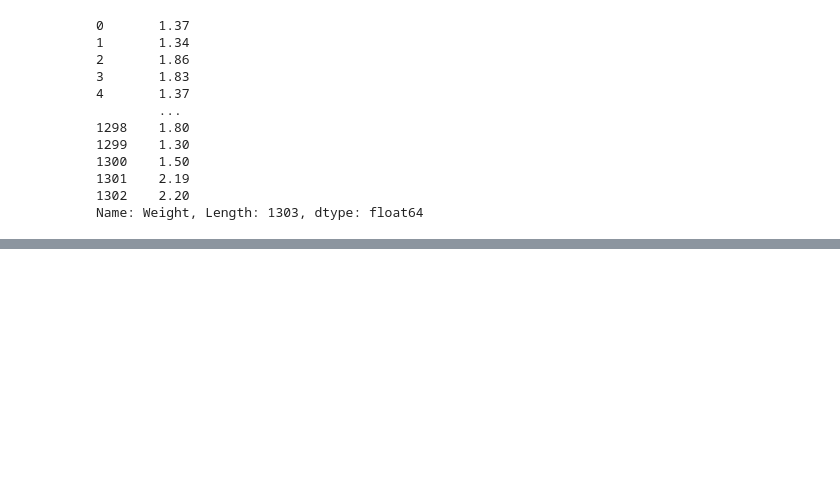
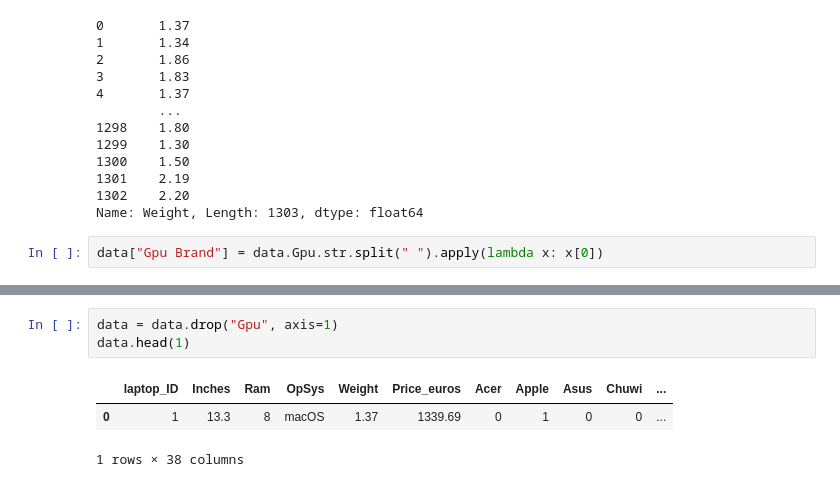
Before and after one commit to kamijoseph/laptop-price-prediction-model, a Jupyter notebook: Laptop_price_predictor.ipynb, the cells around one changed output, grey strips where cells are left out. Cells and saved outputs as stored; diff of their text form; blank space fills up the shorter version.

```diff
--- a/Laptop_price_predictor.ipynb
+++ b/Laptop_price_predictor.ipynb
@@ -239,3 +239,5 @@ data["Weight"]
 1301    2.19
 1302    2.20
 Name: Weight, Length: 1303, dtype: float64
+# %%
+data["Gpu Brand"] = data.Gpu.str.split(" ").apply(lambda x: x[0])
@@ -241,0 +259,7 @@ Name: Weight, Length: 1303, dtype: float64
+# %%
+data = data.drop("Gpu", axis=1)
+data.head(1)
+# %% [output]
+|  | laptop_ID | Inches | Ram | OpSys | Weight | Price_euros | Acer | Apple | Asus | Chuwi | ... |
+| 0 | 1 | 13.3 | 8 | macOS | 1.37 | 1339.69 | 0 | 1 | 0 | 0 | ... |
+1 rows × 38 columns
```
Also changed, not shown: parts of 3 cells of this notebook.
